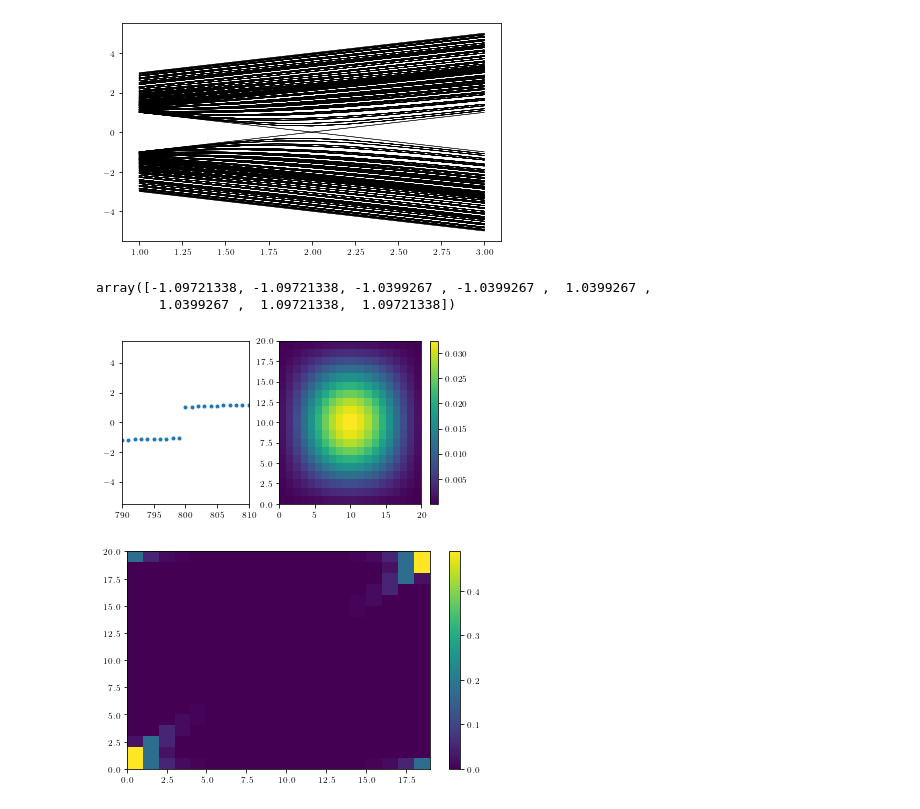
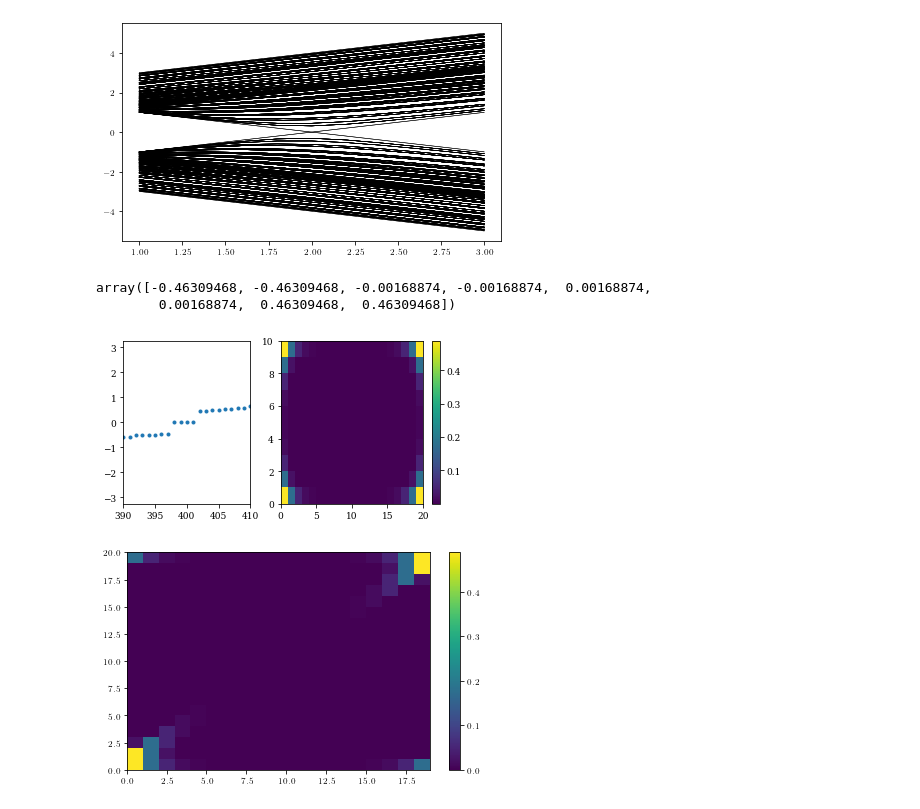
Before and after one commit to hainingpan/SPT, a Jupyter notebook: test_HOTI.ipynb, the cells around one changed output. Drawn from its saved outputs; the diff is of its cells as text; code cells hidden in the pictures.

```diff
--- a/test_HOTI.ipynb
+++ b/test_HOTI.ipynb
@@ -525,25 +525,25 @@ plt.plot(m_list,val_map,'k',lw=.5)
  ...]
 [figure]
 # %%
-params=Params(m=3,t=.5,l=.5,Delta=0.25,Lx=20,Ly=20,bcx=0,bcy=0)
+params=Params(m=1,t=.5,l=.5,Delta=0.25,Lx=20,Ly=10,bcx=0,bcy=0)
 params.bandstructure()
 params.correlation_matrix()
 params.val[params.val.shape[0]//2-4:params.val.shape[0]//2+4]
 # %% [output]
-array([-1.09721338, -1.09721338, -1.0399267 , -1.0399267 ,  1.0399267 ,
-        1.0399267 ,  1.09721338,  1.09721338])
+array([-0.46309468, -0.46309468, -0.00168874, -0.00168874,  0.00168874,
+        0.00168874,  0.46309468,  0.46309468])
 # %%
 fig,ax=plt.subplots(1,2,figsize=(6,3),gridspec_kw=dict(width_ratios=[1,1.4]))
 ax[0].plot(params.val,'.')
 ax[0].set_xlim([params.val.shape[0]//2-10,params.val.shape[0]//2+10])
 
 ldos=0
 for index in range(params.val.shape[0]//2-2,params.val.shape[0]//2+2):
-    ldos+=(params.vec[:,index].reshape((params.Lx,params.Ly,4)).sum(axis=2).__abs__())**2
+    ldos+=(params.vec[:,index].reshape((params.Ly,params.Lx,4)).sum(axis=2).__abs__())**2
 im=ax[1].pcolormesh(ldos)
 cb=fig.colorbar(im)
 # %% [output]
-[figure, old version]
+[figure, new version]
 # %%
 index=params.val.shape[0]//2-2
 ldos=0
```
Also changed, not shown: parts of 13 cells of this notebook, 3 other files.
